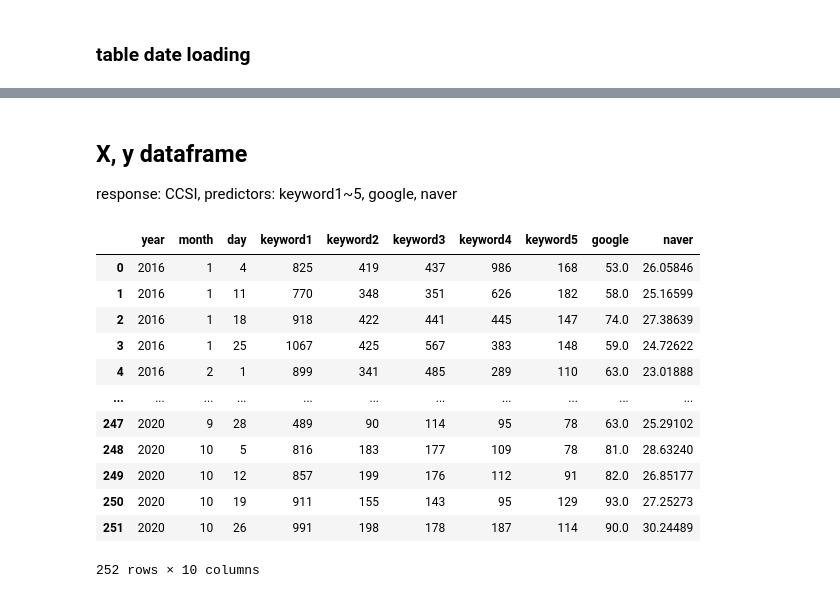
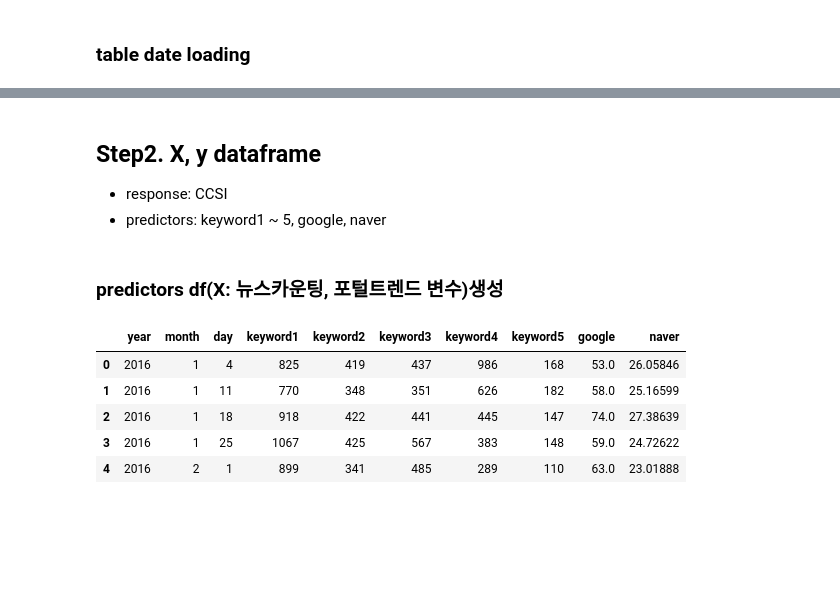
Before and after one commit to 2hyes/CLI-development, a Jupyter notebook: prediction-multiregression.ipynb, the cells around one changed output, grey strips where cells are left out. Drawn from its saved outputs; the diff is of its cells as text; code cells hidden in the pictures; blank space fills up the shorter version.

```diff
--- a/prediction-multiregression.ipynb
+++ b/prediction-multiregression.ipynb
@@ -99,22 +74,17 @@ ccsi
 # %% [markdown]
-## X, y dataframe
-response: CCSI, predictors: keyword1~5, google, naver
+## Step2. X, y dataframe
+* response: CCSI
+* predictors: keyword1 ~ 5, google, naver
+# %% [markdown]
+### predictors df(X: 뉴스카운팅, 포털트렌드 변수)생성
 # %%
-# predictors X: 뉴스카운팅, 포털트렌드 변수
 predictors = pd.merge(news_df, portal_df)
-predictors
+predictors.head()
 # %% [output]
 |  | year | month | day | keyword1 | keyword2 | keyword3 | keyword4 | keyword5 | google | naver |
 | 0 | 2016 | 1 | 4 | 825 | 419 | 437 | 986 | 168 | 53.0 | 26.05846 |
 | 1 | 2016 | 1 | 11 | 770 | 348 | 351 | 626 | 182 | 58.0 | 25.16599 |
 | 2 | 2016 | 1 | 18 | 918 | 422 | 441 | 445 | 147 | 74.0 | 27.38639 |
 | 3 | 2016 | 1 | 25 | 1067 | 425 | 567 | 383 | 148 | 59.0 | 24.72622 |
 | 4 | 2016 | 2 | 1 | 899 | 341 | 485 | 289 | 110 | 63.0 | 23.01888 |
-| ... | ... | ... | ... | ... | ... | ... | ... | ... | ... | ... |
-| 247 | 2020 | 9 | 28 | 489 | 90 | 114 | 95 | 78 | 63.0 | 25.29102 |
-| 248 | 2020 | 10 | 5 | 816 | 183 | 177 | 109 | 78 | 81.0 | 28.63240 |
-| 249 | 2020 | 10 | 12 | 857 | 199 | 176 | 112 | 91 | 82.0 | 26.85177 |
-| 250 | 2020 | 10 | 19 | 911 | 155 | 143 | 95 | 129 | 93.0 | 27.25273 |
-| 251 | 2020 | 10 | 26 | 991 | 198 | 178 | 187 | 114 | 90.0 | 30.24489 |
-252 rows × 10 columns
 # %%
```
Also changed, not shown: parts of 51 cells of this notebook.
